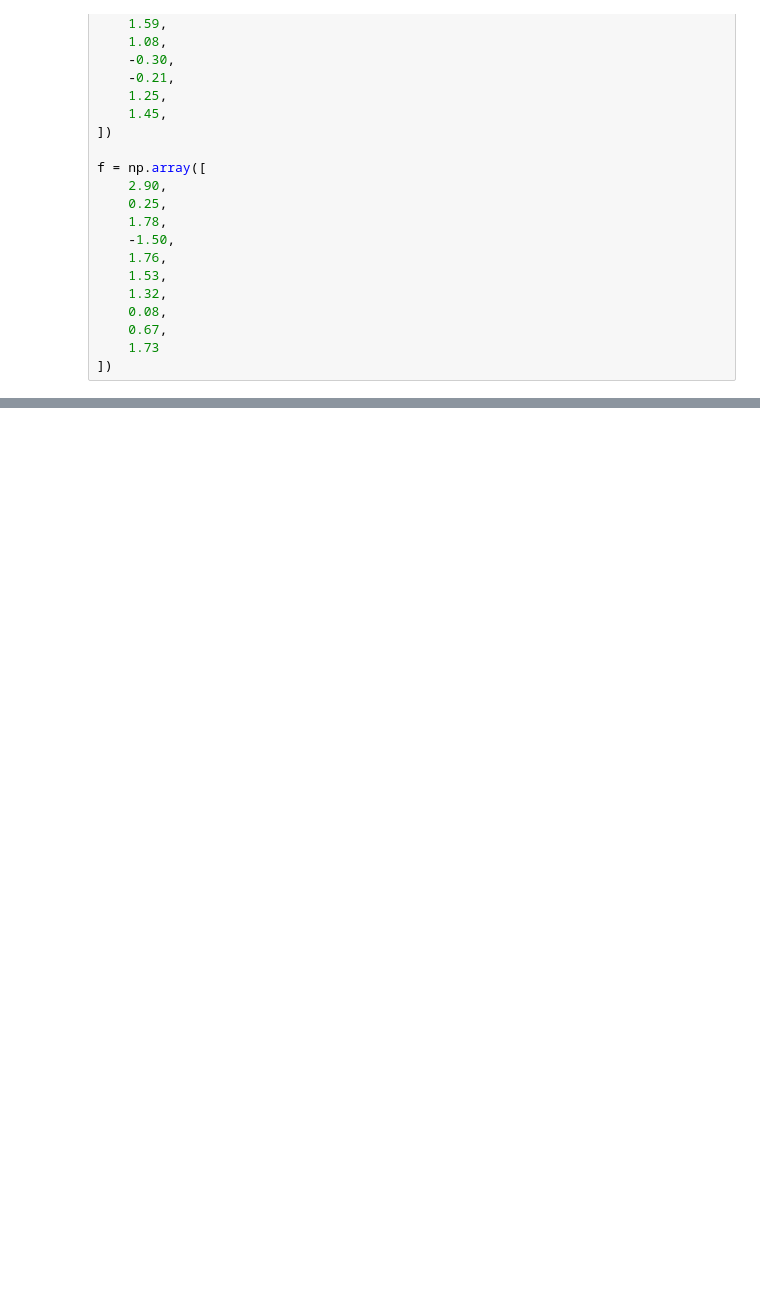
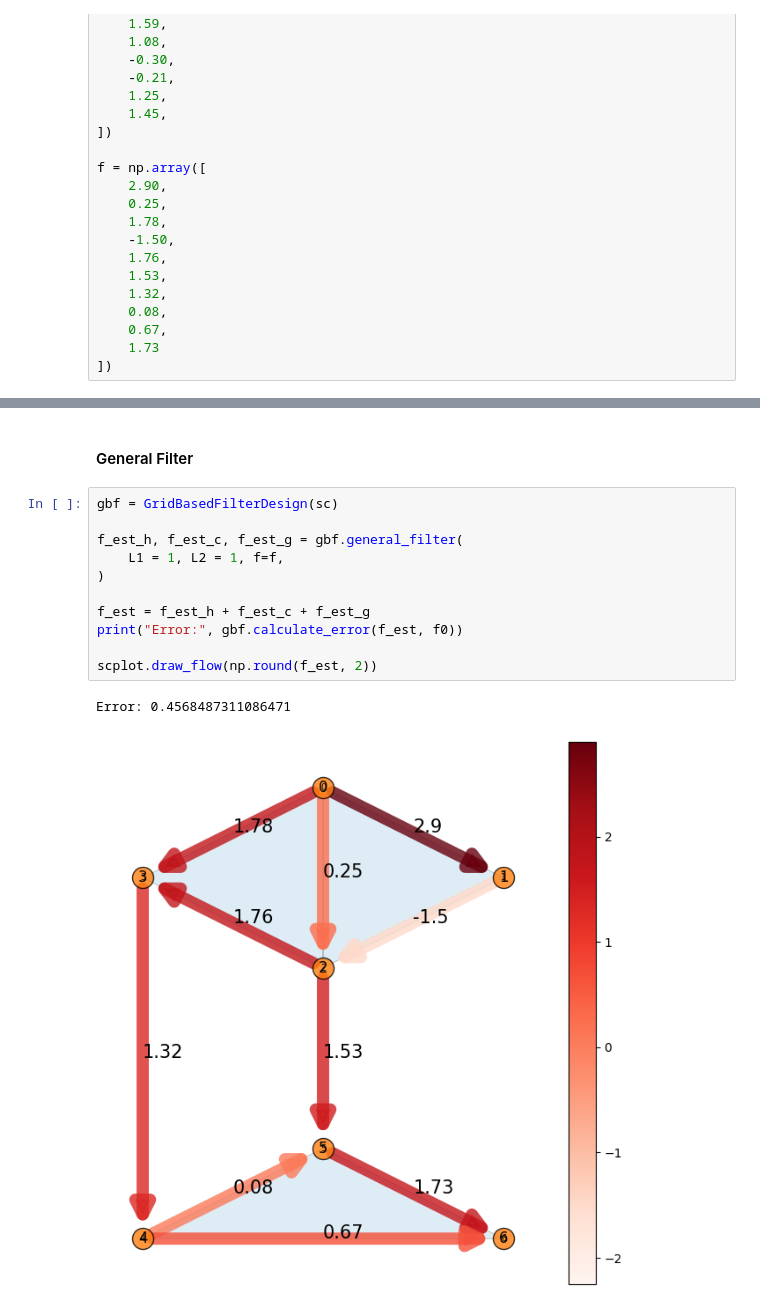
Before and after one commit to irtazahashmi/pytspl, a Jupyter notebook: notebooks/grid_based_filter_design.ipynb, the cells around one changed output, grey strips where cells are left out. Cells and saved outputs as stored; diff of their text form; blank space fills up the shorter version.

```diff
--- a/notebooks/grid_based_filter_design.ipynb
+++ b/notebooks/grid_based_filter_design.ipynb
@@ -85,0 +120,16 @@ Text(0.5, 0, 'Filter size')
+# %% [markdown]
+#### General Filter
+# %%
+gbf = GridBasedFilterDesign(sc)
+
+f_est_h, f_est_c, f_est_g = gbf.general_filter(
+    L1 = 1, L2 = 1, f=f,
+)
+
+f_est = f_est_h + f_est_c + f_est_g
+print("Error:", gbf.calculate_error(f_est, f0))
+
+scplot.draw_flow(np.round(f_est, 2))
+# %% [output]
+Error: 0.4568487311086471
+[figure, added]
```
Also changed, not shown: parts of 4 cells of this notebook, 11 other files.
